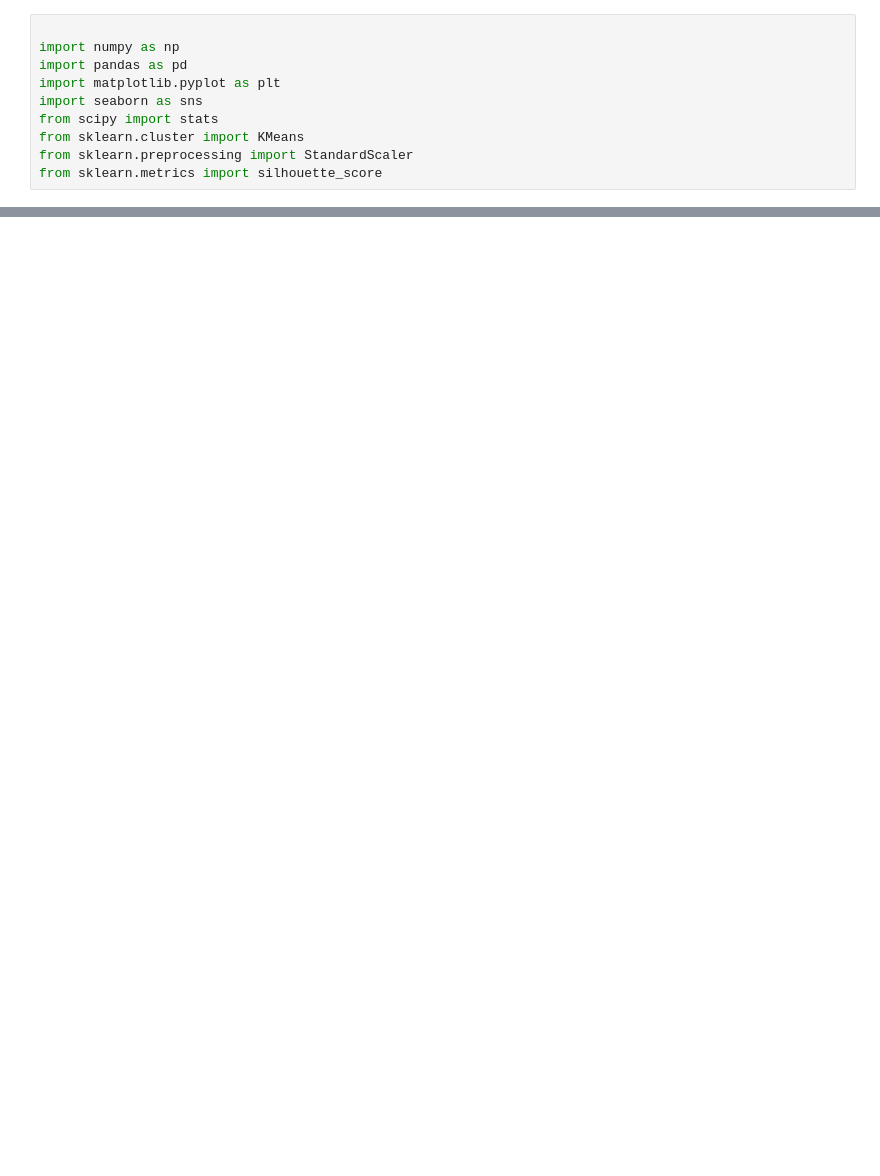
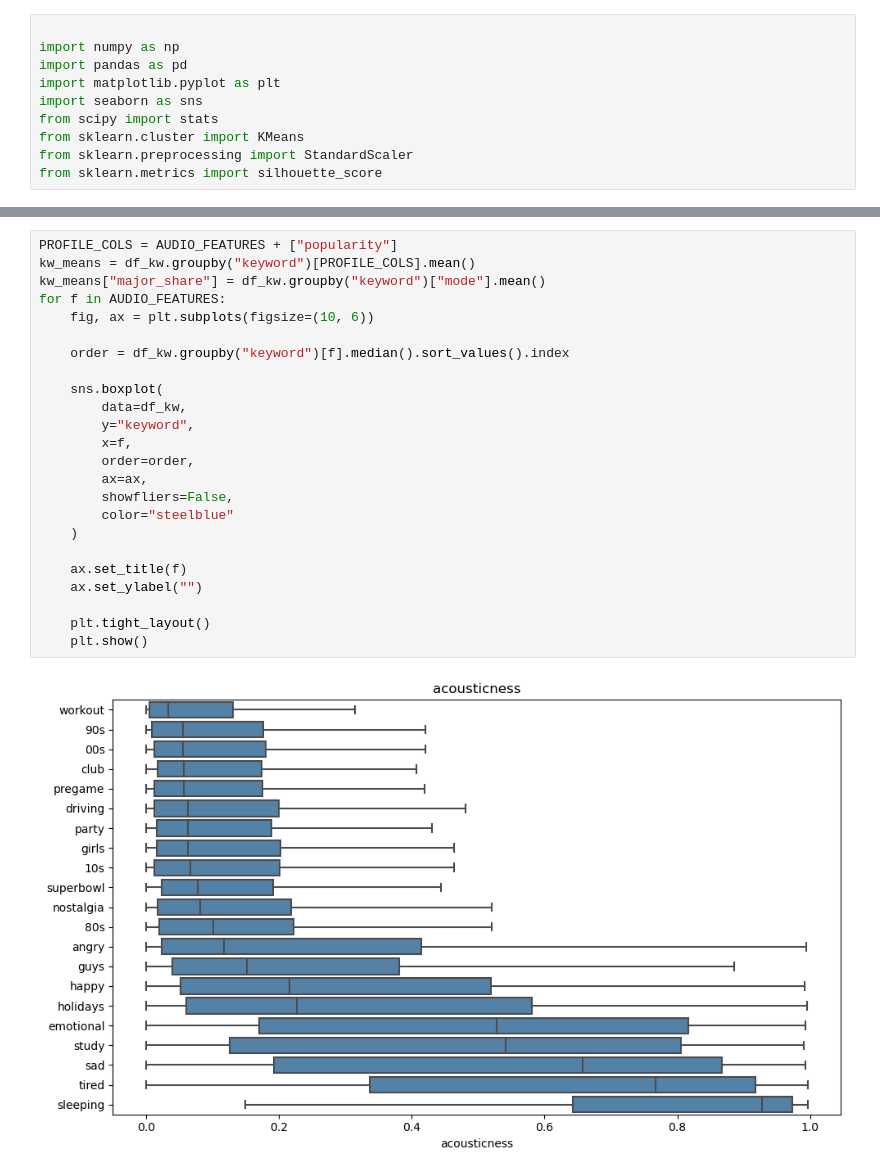
Before and after one commit to jjmecca/DiDa-425-Spotify-Data-Journalism-Project, a Jupyter notebook: clustering graph.ipynb, the cells around one changed output, grey strips where cells are left out. Saved outputs shown, nothing was run; the diff lists cells and outputs as text; blank space fills up the shorter version.

```diff
--- a/clustering graph.ipynb
+++ b/clustering graph.ipynb
@@ -117,3 +131,29 @@ Text(0.5, 1.0, 'Mood map: keyword centroids (bubble size = number of tracks)')
 [figure]
 [figure]
 [figure]
+# %%
+PROFILE_COLS = AUDIO_FEATURES + ["popularity"]
+kw_means = df_kw.groupby("keyword")[PROFILE_COLS].mean()
+kw_means["major_share"] = df_kw.groupby("keyword")["mode"].mean()
+for f in AUDIO_FEATURES:
+    fig, ax = plt.subplots(figsize=(10, 6))
+
+    order = df_kw.groupby("keyword")[f].median().sort_values().index
+
+    sns.boxplot(
+        data=df_kw,
+        y="keyword",
+        x=f,
+        order=order,
+        ax=ax,
+        showfliers=False,
+        color="steelblue"
+    )
+
+    ax.set_title(f)
+    ax.set_ylabel("")
+
+    plt.tight_layout()
+    plt.show()
+# %% [output]
+[figure, added]
```
Also changed, not shown: parts of 2 cells of this notebook.
